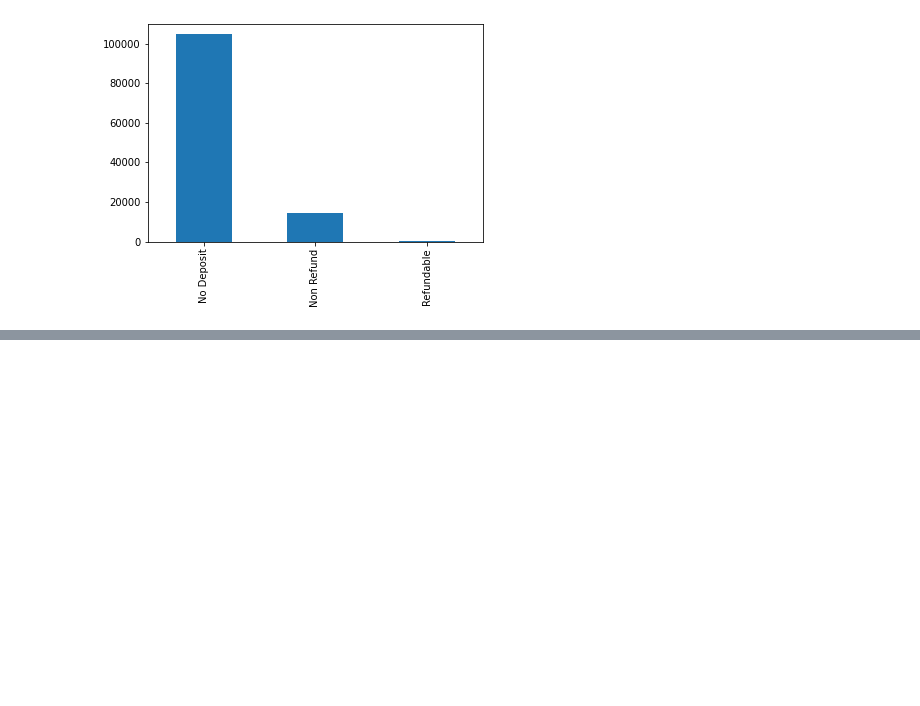
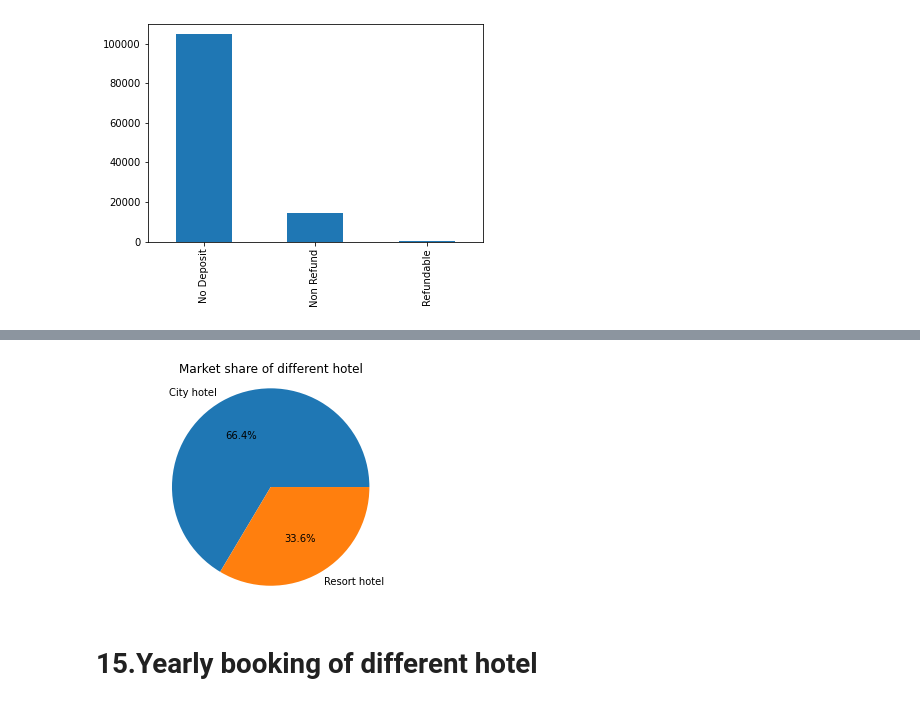
Before and after one commit to ShubhamSanklechaa/Hotel-Booking-Analysis, a Jupyter notebook: 1st_project_of_Hotel_Booking_Analysis_Capstone_Project.ipynb, the cells around one changed output, grey strips where cells are left out. Saved outputs shown, nothing was run; the diff lists cells and outputs as text; code cells hidden in the pictures; blank space fills up the shorter version.

```diff
--- a/1st_project_of_Hotel_Booking_Analysis_Capstone_Project.ipynb
+++ b/1st_project_of_Hotel_Booking_Analysis_Capstone_Project.ipynb
@@ -669,0 +730,10 @@ df.deposit_type.value_counts().plot.bar()
+# %%
+my_labels= 'City hotel','Resort hotel'
+plt.pie(hotel_percentage,labels=my_labels,autopct='%1.1f%%')
+plt.title('Market share of different hotel')
+plt.axis('equal')
+plt.show()
+# %% [output]
+[figure, added]
+# %% [markdown]
+# 15.Yearly booking of different hotel
```
Also changed, not shown: parts of 18 cells of this notebook.
